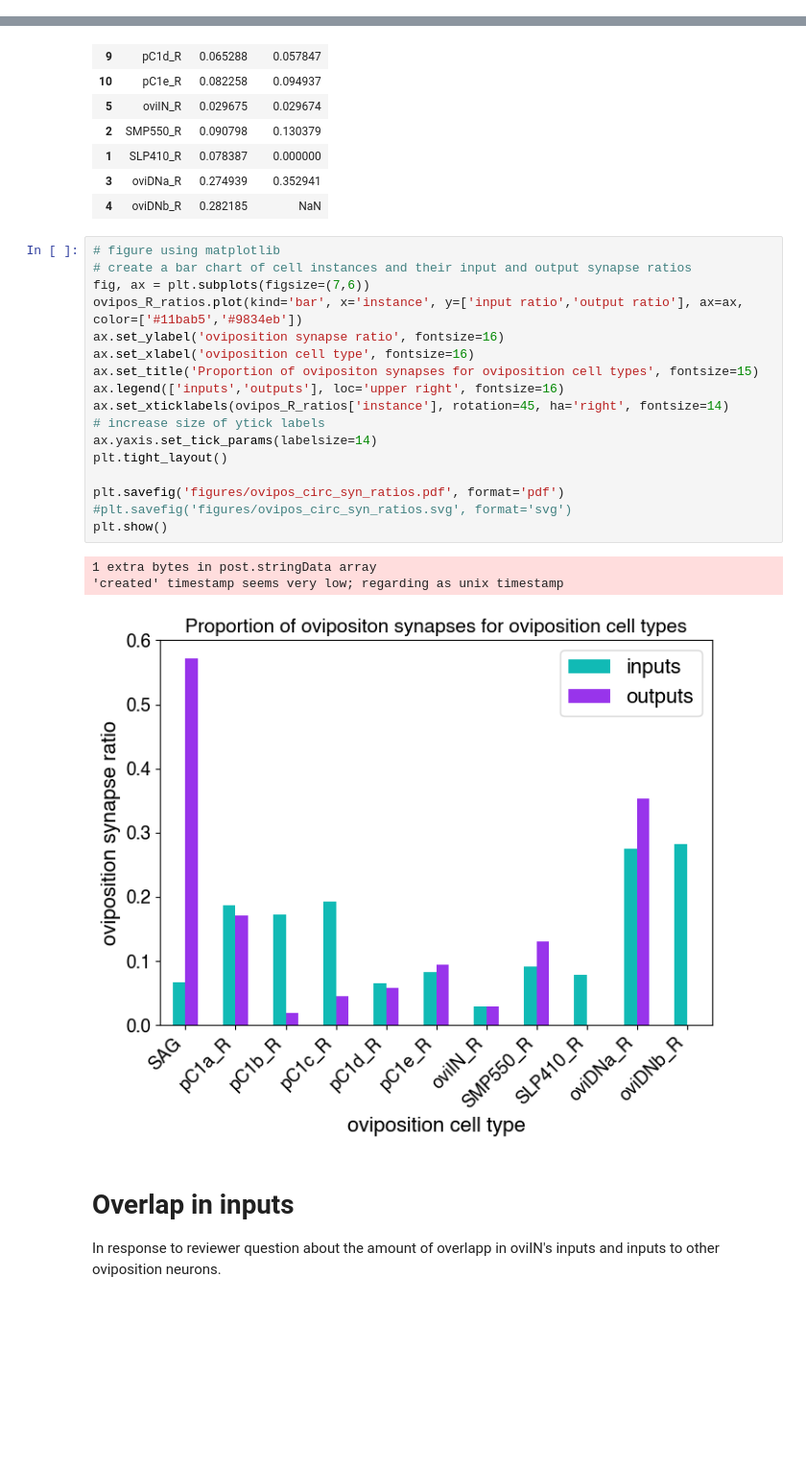
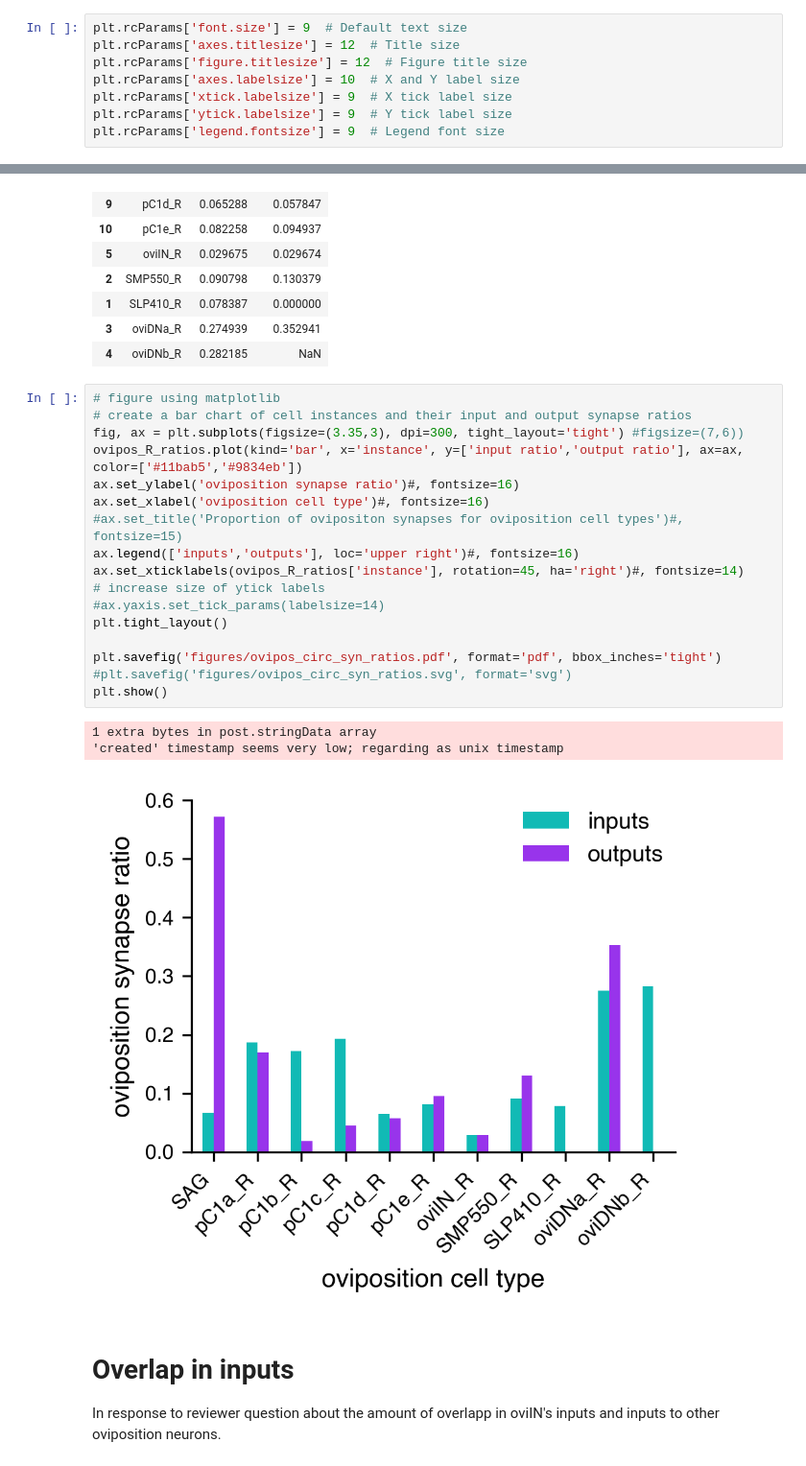
Before and after one commit to Gutierrez-lab/oviIN-inputs, a Jupyter notebook: oviposition_circuit.ipynb, the cells around one changed output, grey strips where cells are left out. Shown at 96% size. Drawn from its saved outputs; the diff is of its cells as text; blank space fills up the shorter version.

```diff
--- a/oviposition_circuit.ipynb
+++ b/oviposition_circuit.ipynb
@@ -54,0 +48,8 @@ plt.rcParams['legend.fontsize'] = 12  # Legend font size
+# %%
+plt.rcParams['font.size'] = 9  # Default text size
+plt.rcParams['axes.titlesize'] = 12  # Title size
+plt.rcParams['figure.titlesize'] = 12  # Figure title size
+plt.rcParams['axes.labelsize'] = 10  # X and Y label size
+plt.rcParams['xtick.labelsize'] = 9  # X tick label size
+plt.rcParams['ytick.labelsize'] = 9  # Y tick label size
+plt.rcParams['legend.fontsize'] = 9  # Legend font size
@@ -838,24 +851,24 @@ ovipos_R_ratios
 # %%
 # figure using matplotlib
 # create a bar chart of cell instances and their input and output synapse ratios
-fig, ax = plt.subplots(figsize=(7,6))
+fig, ax = plt.subplots(figsize=(3.35,3), dpi=300, tight_layout='tight') #figsize=(7,6))
 ovipos_R_ratios.plot(kind='bar', x='instance', y=['input ratio','output ratio'], ax=ax, color=['#11bab5','#9834eb'])
-ax.set_ylabel('oviposition synapse ratio', fontsize=16)
-ax.set_xlabel('oviposition cell type', fontsize=16)
-ax.set_title('Proportion of ovipositon synapses for oviposition cell types', fontsize=15)
-ax.legend(['inputs','outputs'], loc='upper right', fontsize=16)
-ax.set_xticklabels(ovipos_R_ratios['instance'], rotation=45, ha='right', fontsize=14)
+ax.set_ylabel('oviposition synapse ratio')#, fontsize=16)
+ax.set_xlabel('oviposition cell type')#, fontsize=16)
+#ax.set_title('Proportion of ovipositon synapses for oviposition cell types')#, fontsize=15)
+ax.legend(['inputs','outputs'], loc='upper right')#, fontsize=16)
+ax.set_xticklabels(ovipos_R_ratios['instance'], rotation=45, ha='right')#, fontsize=14)
 # increase size of ytick labels
-ax.yaxis.set_tick_params(labelsize=14)
+#ax.yaxis.set_tick_params(labelsize=14)
 plt.tight_layout()
 
-plt.savefig('figures/ovipos_circ_syn_ratios.pdf', format='pdf')
+plt.savefig('figures/ovipos_circ_syn_ratios.pdf', format='pdf', bbox_inches='tight')
 #plt.savefig('figures/ovipos_circ_syn_ratios.svg', format='svg')
 plt.show()
 # %% [output]
 1 extra bytes in post.stringData array
 'created' timestamp seems very low; regarding as unix timestamp
-[figure, old version]
+[figure, new version]
 # %% [markdown]
 # Overlap in inputs
 In response to reviewer question about the amount of overlapp in oviIN's inputs and inputs to other oviposition neurons.
```
Also changed, not shown: parts of 5 cells of this notebook, 3 other files.
